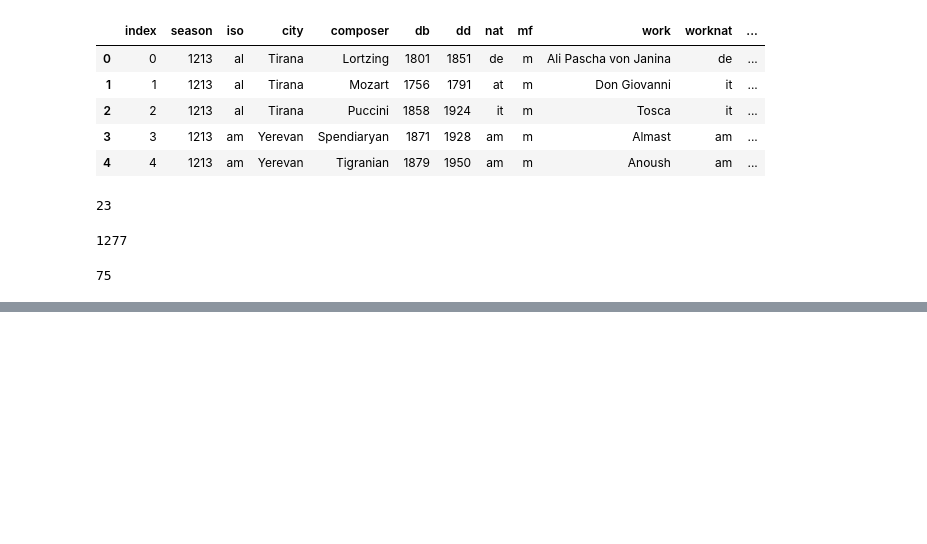
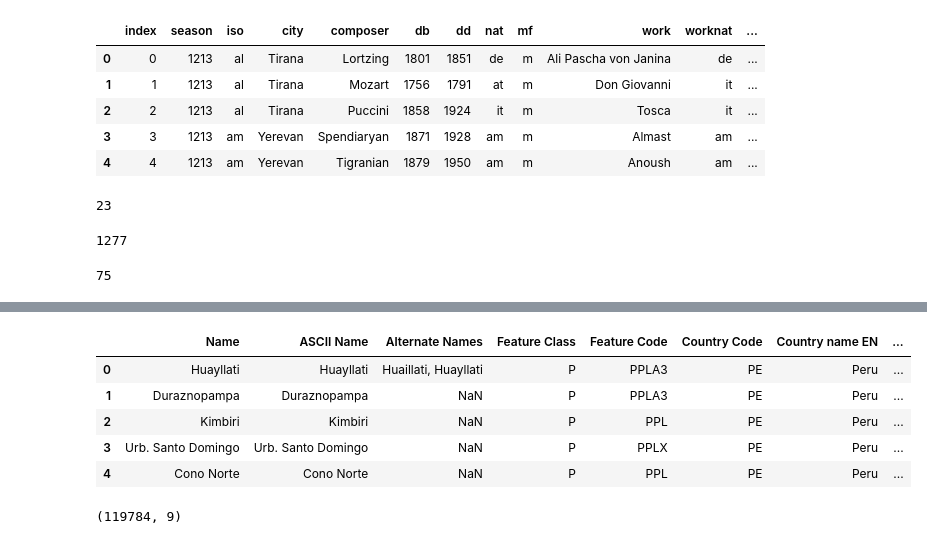
Before and after one commit to AngeliqueAlex/New_Opera_Company_Capstone, a Jupyter notebook: 02_Data_Wrangling_New_Opera_Business.ipynb, the cells around one changed output, grey strips where cells are left out. Cells and saved outputs as stored; diff of their text form; code cells hidden in the pictures; blank space fills up the shorter version.

```diff
--- a/02_Data_Wrangling_New_Opera_Business.ipynb
+++ b/02_Data_Wrangling_New_Opera_Business.ipynb
@@ -143,0 +169,4 @@ ParserError: Error tokenizing data. C error: Expected 3 fields in line 8, saw 8
+# %%
+# Convert the 'start date' column to datetime format
+pop['Modification date'] = pd.to_datetime(pop['Modification date'], format='%Y-%m-%d')
+pop.dtypes
@@ -143,0 +191,20 @@ ParserError: Error tokenizing data. C error: Expected 3 fields in line 8, saw 8
+# %%
+pop.drop(columns=['Geoname ID', 'Country Code 2', 'Admin1 Code', 'Admin2 Code', 'Admin3 Code', 'Admin4 Code', 'Elevation', 'Coordinates'], inplace=True)
+pop.head()
+# %% [output]
+|  | Name | ASCII Name | Alternate Names | Feature Class | Feature Code | Country Code | Country name EN | ... |
+| 0 | Huayllati | Huayllati | Huaillati, Huayllati | P | PPLA3 | PE | Peru | ... |
+| 1 | Duraznopampa | Duraznopampa | NaN | P | PPLA3 | PE | Peru | ... |
+| 2 | Kimbiri | Kimbiri | NaN | P | PPL | PE | Peru | ... |
+| 3 | Urb. Santo Domingo | Urb. Santo Domingo | NaN | P | PPLX | PE | Peru | ... |
+| 4 | Cono Norte | Cono Norte | NaN | P | PPL | PE | Peru | ... |
+# %%
+# Group by multiple columns and calculate the mean population
+pop_grouped = pop.groupby(
+    ['Name', 'ASCII Name', 'Alternate Names', 'Country name EN', 'Country Code', 'Timezone', 'DIgital Elevation Model', 'LABEL EN']
+)['Population'].mean().reset_index()
+
+# Show the resulting DataFrame
+print(pop_grouped.shape)
+# %% [output]
+(119784, 9)
```
Also changed, not shown: parts of 39 cells of this notebook, 4 other files.
